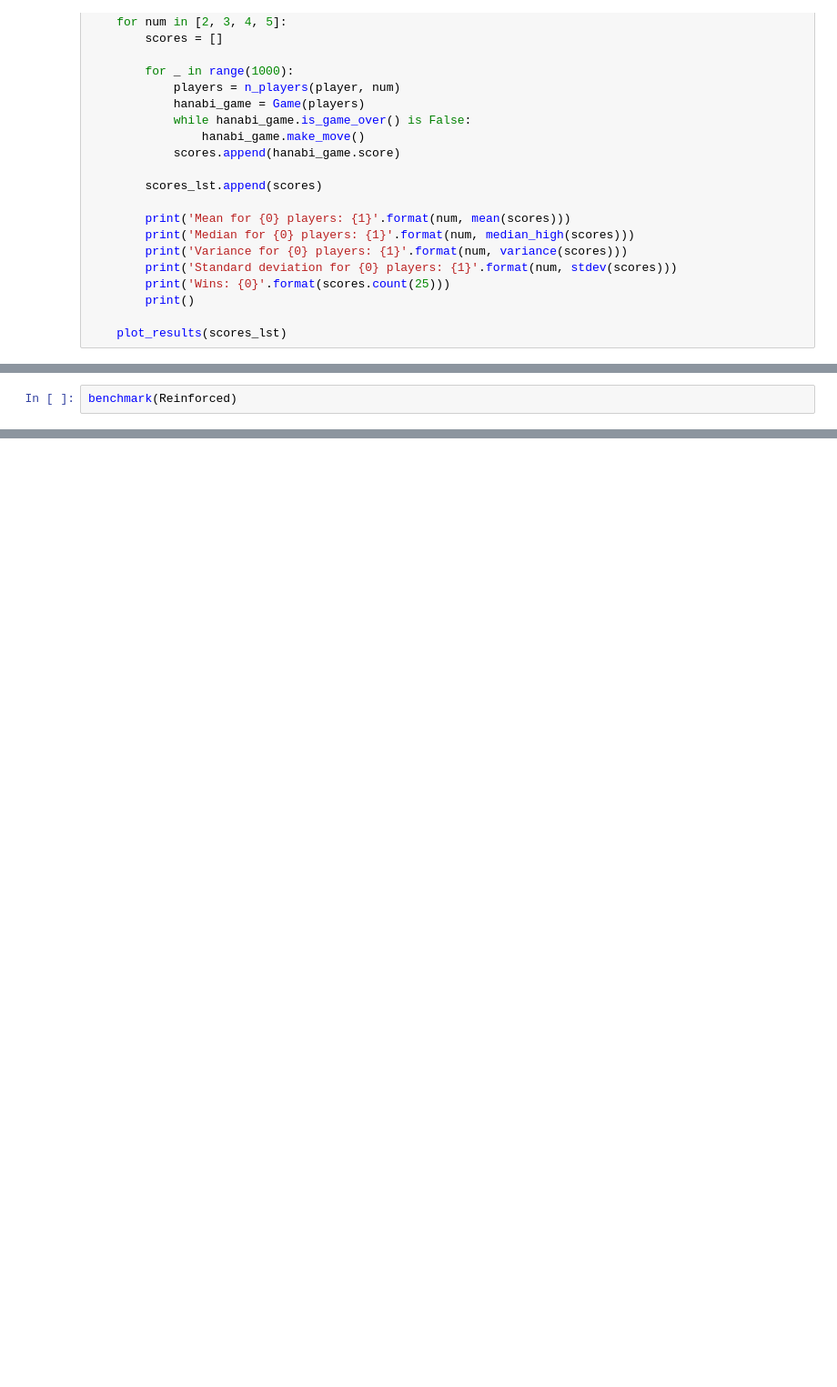
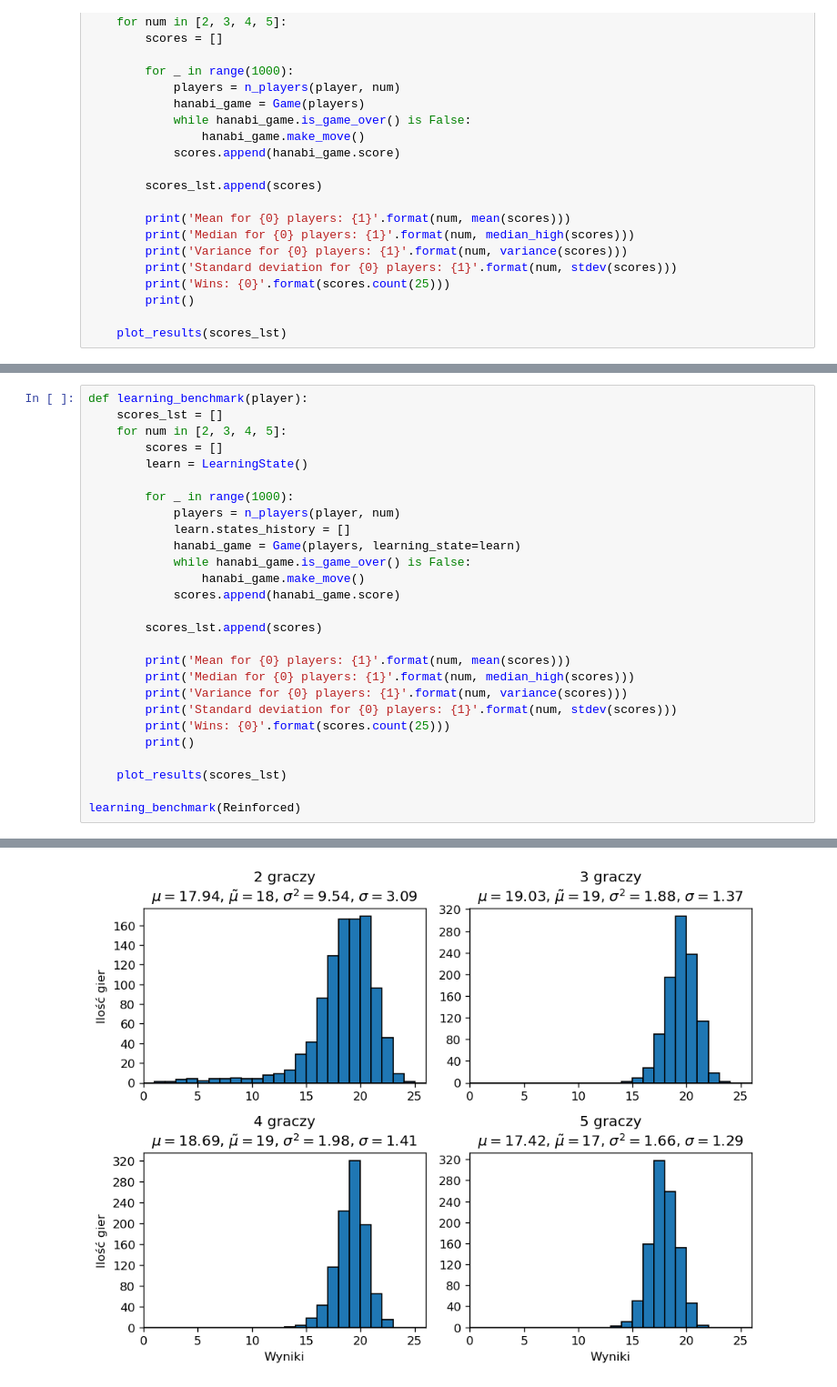
Before and after one commit to vtu-dog/Hanabi-AI-Engineering-Thesis, a Jupyter notebook: benchmark.ipynb, the cells around one changed output, grey strips where cells are left out. Shown at 91% size. Drawn from its saved outputs; the diff is of its cells as text; blank space fills up the shorter version.

Commit message:
Completed 'Reinforced' and XY learning, complete state files also included.

```diff
--- a/benchmark.ipynb
+++ b/benchmark.ipynb
@@ -76,2 +230,28 @@ benchmark(BayesianTrustful)
-# %%
-benchmark(Reinforced)
+# %%
+def learning_benchmark(player):
+    scores_lst = []
+    for num in [2, 3, 4, 5]:
+        scores = []
+        learn = LearningState()
+
+        for _ in range(1000):
+            players = n_players(player, num)
+            learn.states_history = []
+            hanabi_game = Game(players, learning_state=learn)
+            while hanabi_game.is_game_over() is False:
+                hanabi_game.make_move()
+            scores.append(hanabi_game.score)
+
+        scores_lst.append(scores)
+
+        print('Mean for {0} players: {1}'.format(num, mean(scores)))
+        print('Median for {0} players: {1}'.format(num, median_high(scores)))
+        print('Variance for {0} players: {1}'.format(num, variance(scores)))
+        print('Standard deviation for {0} players: {1}'.format(num, stdev(scores)))
+        print('Wins: {0}'.format(scores.count(25)))
+        print()
+
+    plot_results(scores_lst)
+
+learning_benchmark(Reinforced)
+# %% [output]
@@ -77,0 +275 @@ benchmark(Reinforced)
+[figure, added]
```
Also changed, not shown: parts of 13 cells of this notebook, 15 other files.
